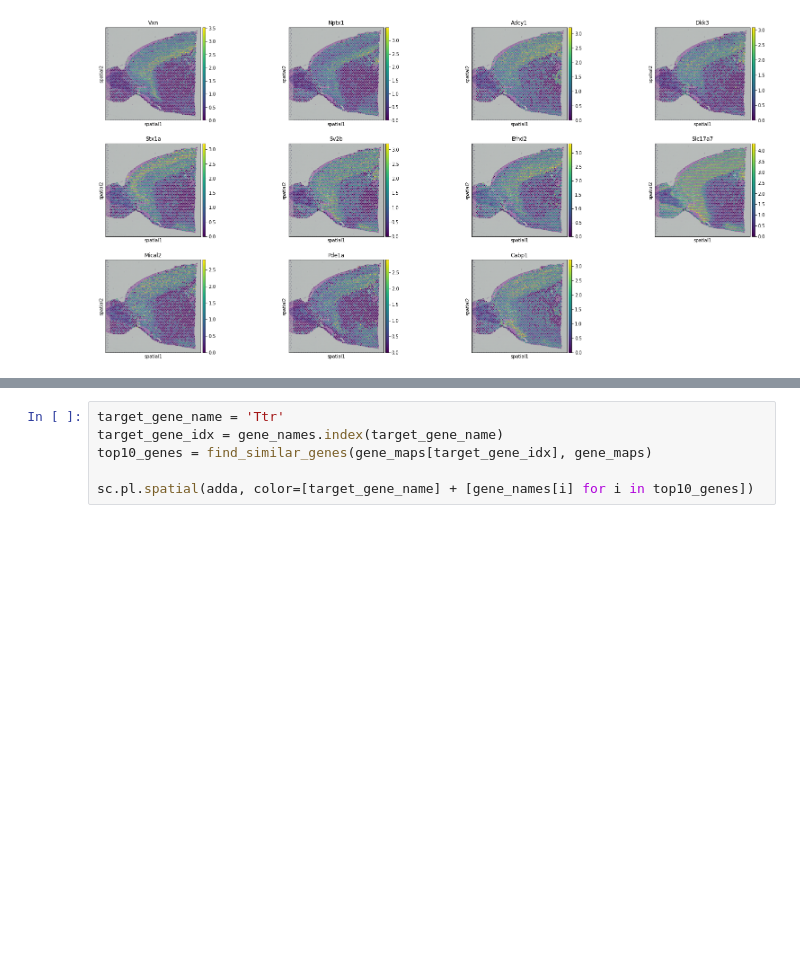
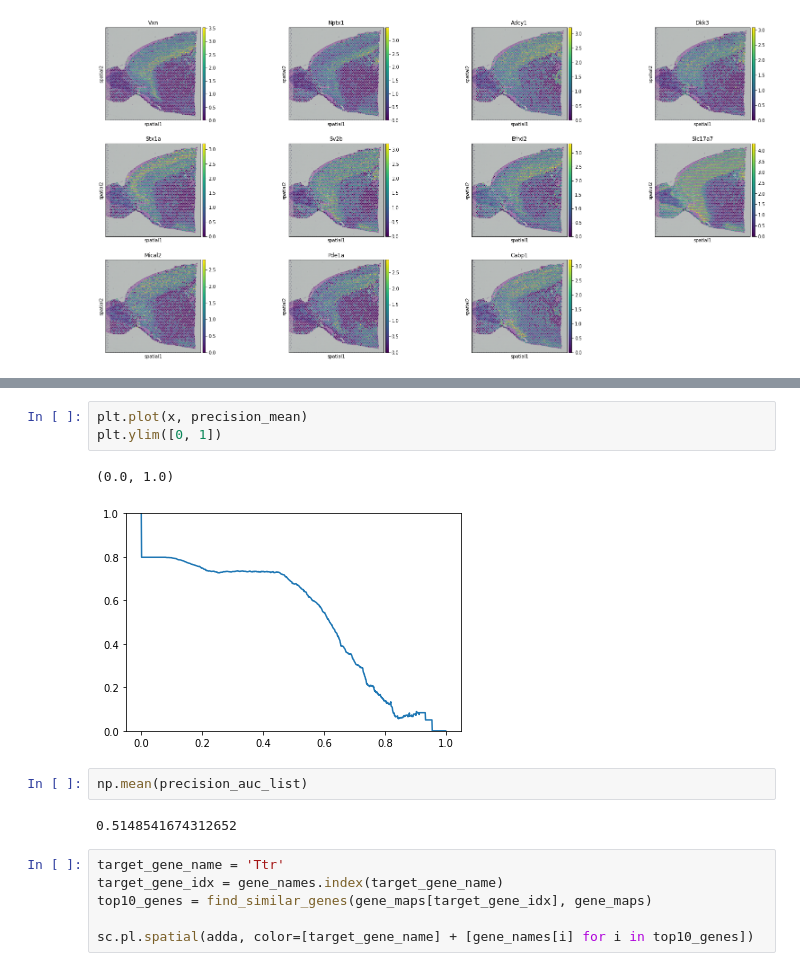
Before and after one commit to son9john/Spatial_singlecell_DL, a Jupyter notebook: ssim.ipynb, the cells around one changed output, grey strips where cells are left out. Cells and saved outputs as stored; diff of their text form; blank space fills up the shorter version.

```diff
--- a/ssim.ipynb
+++ b/ssim.ipynb
@@ -62,3 +82,13 @@ sc.pl.spatial(adda, color=[target_gene_name] + [gene_names[i] for i in top10_gen
+# %%
+plt.plot(x, precision_mean)
+plt.ylim([0, 1])
+# %% [output]
+(0.0, 1.0)
+[figure, added]
+# %%
+np.mean(precision_auc_list)
+# %% [output]
+0.5148541674312652
 # %%
 target_gene_name = 'Ttr'
 target_gene_idx = gene_names.index(target_gene_name)
```
Also changed, not shown: parts of 15 cells of this notebook, 1 other file.
